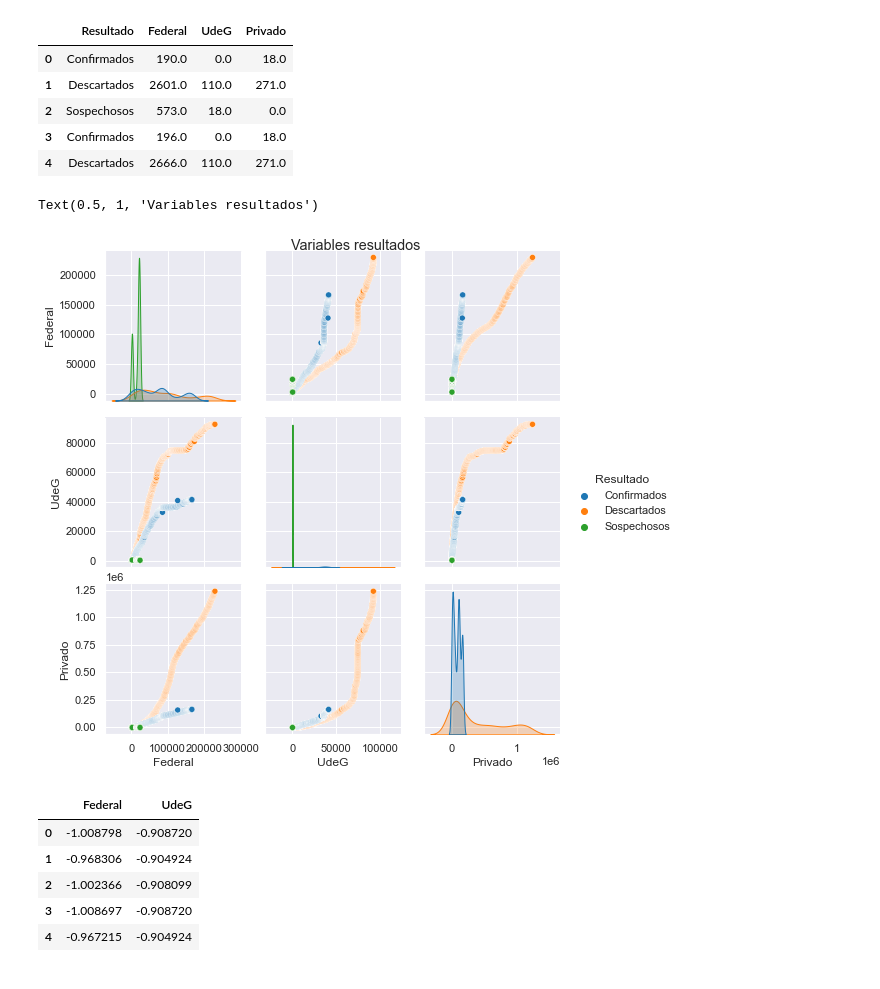
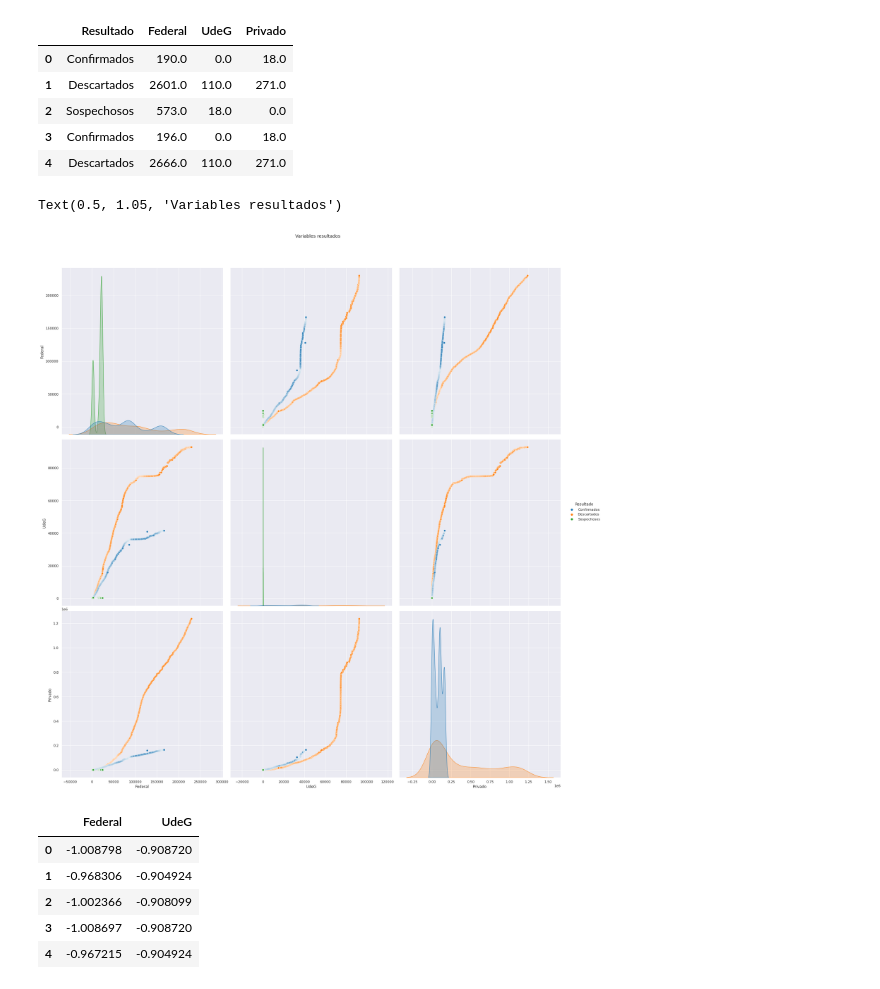
Before and after one commit to carlosdblanco/retoAnalitica, a Jupyter notebook: K-means .ipynb, the cells around one changed output. Cells and saved outputs as stored; diff of their text form; code cells hidden in the pictures.

Commit message:
Added k maps graphic

```diff
--- a/K-means .ipynb
+++ b/K-means .ipynb
@@ -33,11 +33,11 @@ df2.head()
 | 3 | Confirmados | 196.0 | 0.0 | 18.0 |
 | 4 | Descartados | 2666.0 | 110.0 | 271.0 |
 # %%
-sns.pairplot(data=df2, hue='Resultado', palette='tab10')
-plt.suptitle('Variables resultados', y=1)
+sns.pairplot(data=df2, hue='Resultado', palette='tab10', height=8)
+plt.suptitle('Variables resultados', y=1.05)
 # %% [output]
-Text(0.5, 1, 'Variables resultados')
+Text(0.5, 1.05, 'Variables resultados')
-[figure, old version]
+[figure, new version]
 # %%
 from sklearn.preprocessing import StandardScaler
 from sklearn.cluster import KMeans
```
Also changed, not shown: parts of 2 cells of this notebook.
